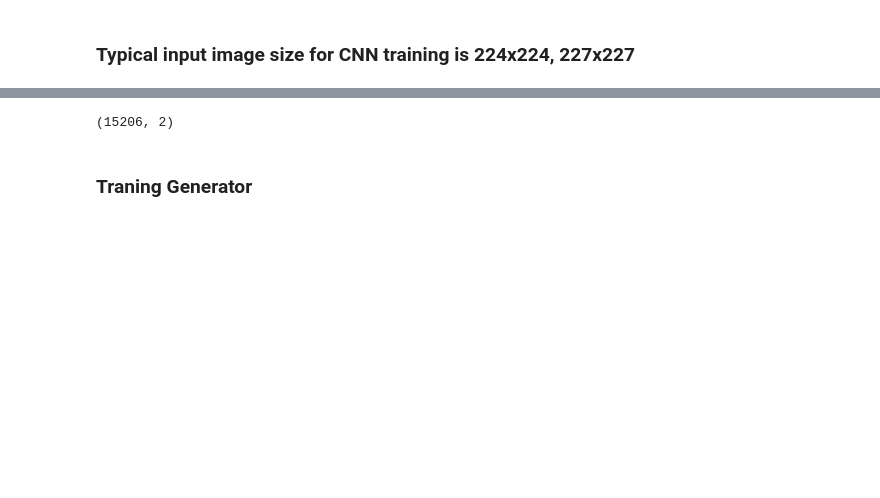
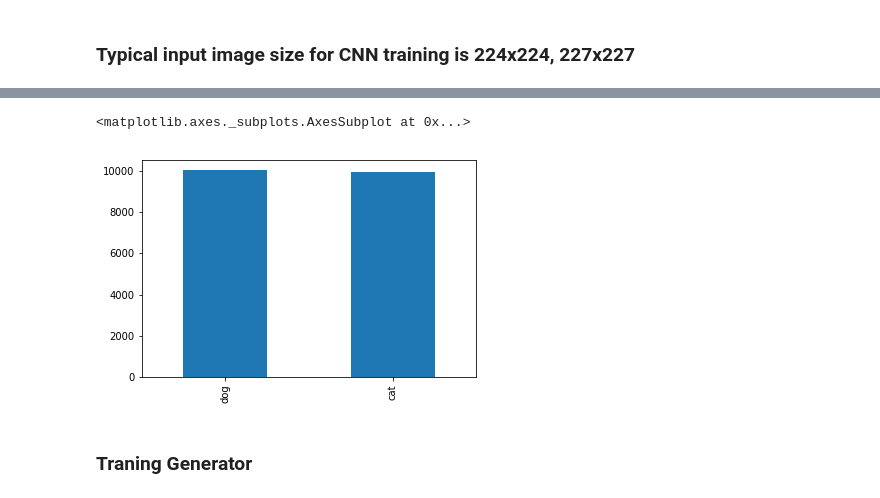
Before and after one commit to reddimohan/Custom-image-classification-using-Inception-v3, a Jupyter notebook: custom-image-classification-gpu-epoc-50.ipynb, the cells around one changed output, grey strips where cells are left out. Saved outputs shown, nothing was run; the diff lists cells and outputs as text; code cells hidden in the pictures; blank space fills up the shorter version.

```diff
--- a/custom-image-classification-gpu-epoc-50.ipynb
+++ b/custom-image-classification-gpu-epoc-50.ipynb
@@ -136,9 +158,10 @@ validate_df = validate_df.reset_index(drop=True)
 # %%
 train_df.shape
-# train_df['category'].value_counts().plot.bar()
-# validate_df['category'].value_counts().plot.bar()
+train_df['category'].value_counts().plot.bar()
+validate_df['category'].value_counts().plot.bar()
 # %% [output]
-(15206, 2)
+<matplotlib.axes._subplots.AxesSubplot at 0x...>
+[figure, added]
 # %%
 total_train = train_df.shape[0]
 total_validate = validate_df.shape[0]
```
Also changed, not shown: parts of 12 cells of this notebook.
